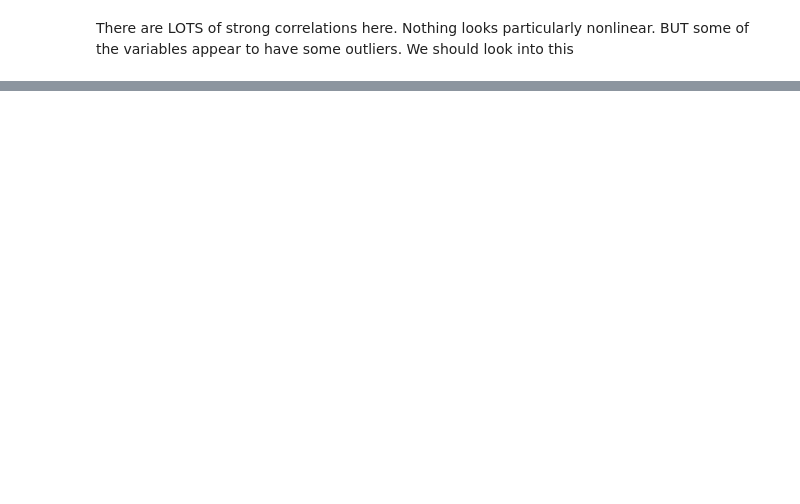
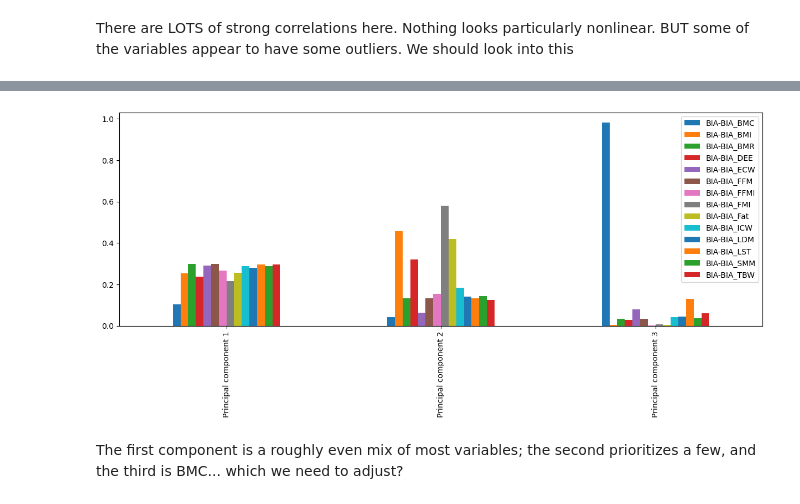
Before and after one commit to aarondweinberg/CMI_problematic_internet_use, a Jupyter notebook: EDA_PCA_AW.ipynb, the cells around one changed output, grey strips where cells are left out. Drawn from its saved outputs; the diff is of its cells as text; code cells hidden in the pictures; blank space fills up the shorter version.

```diff
--- a/EDA_PCA_AW.ipynb
+++ b/EDA_PCA_AW.ipynb
@@ -675,0 +685,15 @@ It looks like this individual has bogus data...
+# %%
+# Instantiate a new PCA object
+pca_bia = PCA()
+
+# PCA requires data to be centered at 0, so we need to first scale the data
+X_Scaled_bia = StandardScaler().fit_transform(train_bia)
+
+# Then we'll fit and transform the data
+principalComponents_bia = pca_bia.fit_transform(X_Scaled_bia)
+
+
+# Examine the principal components
+principalComponents_bia = pd.DataFrame(principalComponents_bia)
+print(principalComponents_bia.shape)
+principalComponents_bia.head(5)
@@ -675,0 +718,5 @@ It looks like this individual has bogus data...
+# %%
+# Create a data frame of the principal components
+pc_df_bia = pd.DataFrame(abs(pca_bia.components_[:3]), columns=train_bia.columns, index=['Principal component 1','Principal component 2','Principal component 3'])
+
+pc_df_bia
@@ -675,0 +728,8 @@ It looks like this individual has bogus data...
+# %%
+# Make a bargraph for each index in pc_df
+pc_df_bia.plot(kind='bar', figsize=(15,5))
+plt.show()
+# %% [output]
+[figure, added]
+# %% [markdown]
+The first component is a roughly even mix of most variables; the second prioritizes a few, and the third is BMC... which we need to adjust?
```
Also changed, not shown: parts of 12 cells of this notebook.
